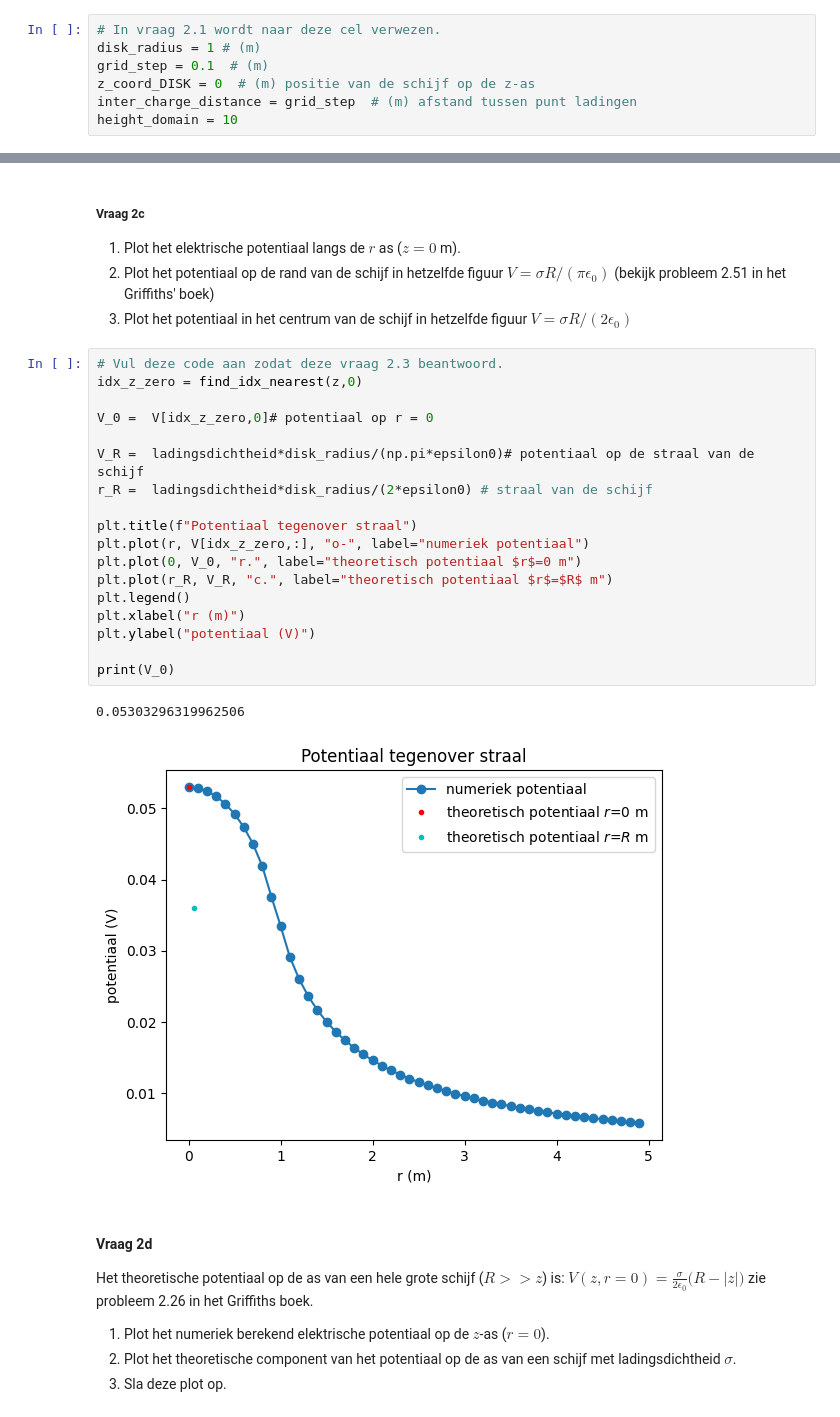
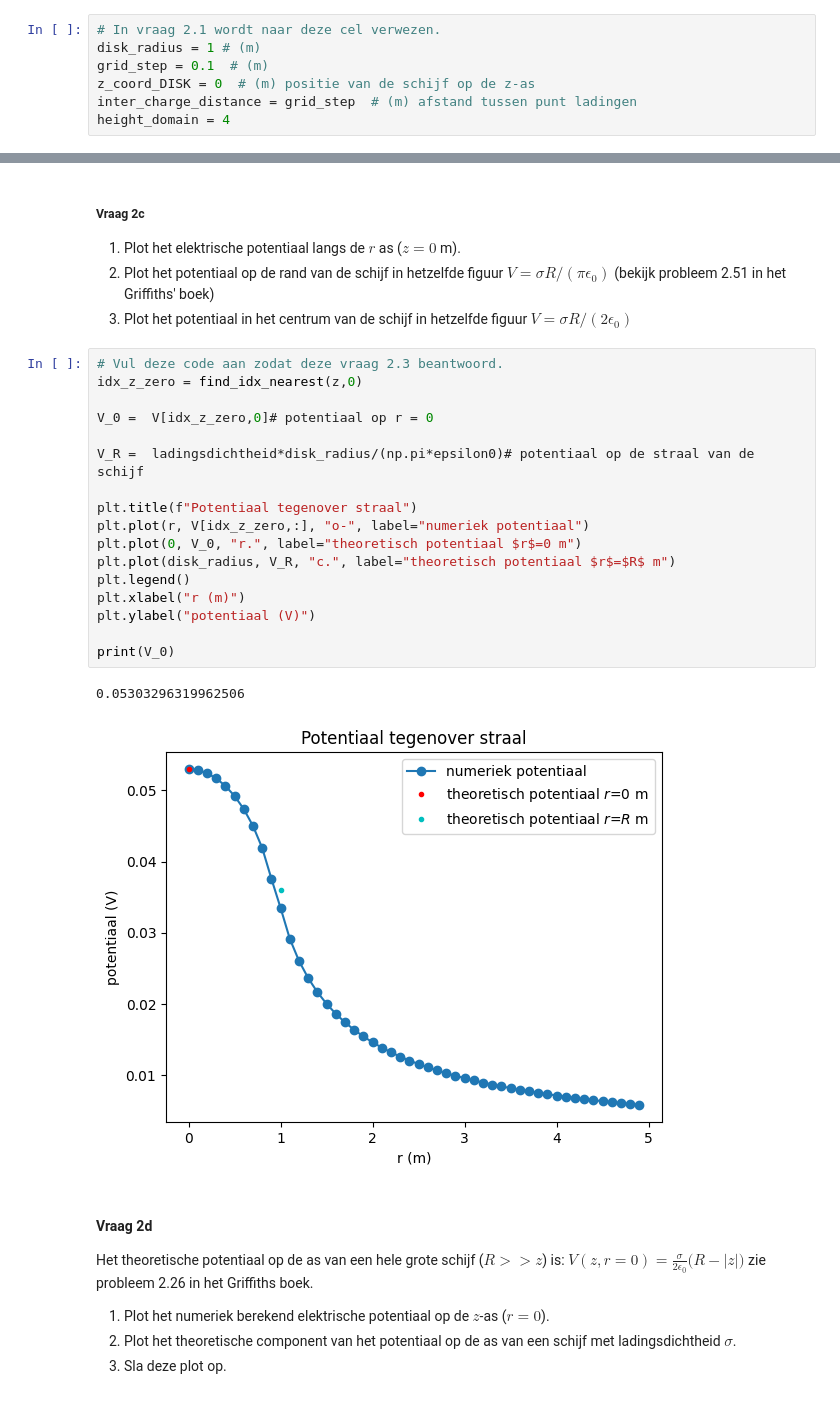
Before and after one commit to T-L-cc/opdrachten-DEF-D, a Jupyter notebook: DigitaleOntwerpopdrachten/1CondensatorOpdracht/CondensatorOntwerpopdracht.ipynb, the cells around one changed output, grey strips where cells are left out. Cells and saved outputs as stored; diff of their text form.

```diff
--- a/DigitaleOntwerpopdrachten/1CondensatorOpdracht/CondensatorOntwerpopdracht.ipynb
+++ b/DigitaleOntwerpopdrachten/1CondensatorOpdracht/CondensatorOntwerpopdracht.ipynb
@@ -153,7 +153,7 @@ disk_radius = 1 # (m)
 grid_step = 0.1  # (m)
 z_coord_DISK = 0  # (m) positie van de schijf op de z-as
 inter_charge_distance = grid_step  # (m) afstand tussen punt ladingen
-height_domain = 10
+height_domain = 4
 # %%
 # Kies uit deze cel een van de variabelen en verander die in de cel hierboven pas deze cel zelf niet aan.
 r, z, B = initialize_plane_grid_for_uniformly_charged_disk(height_domain, width_domain, grid_step)
@@ -213,24 +213,23 @@ De ladingsdichtheid op de disc is 1.0026761414789406e-12 C/m^2
 # %%
 # Vul deze code aan zodat deze vraag 2.3 beantwoord.
 idx_z_zero = find_idx_nearest(z,0)
 
 V_0 =  V[idx_z_zero,0]# potentiaal op r = 0
 
 V_R =  ladingsdichtheid*disk_radius/(np.pi*epsilon0)# potentiaal op de straal van de schijf
-r_R =  ladingsdichtheid*disk_radius/(2*epsilon0) # straal van de schijf
 
 plt.title(f"Potentiaal tegenover straal")
 plt.plot(r, V[idx_z_zero,:], "o-", label="numeriek potentiaal")
 plt.plot(0, V_0, "r.", label="theoretisch potentiaal $r$=0 m")
-plt.plot(r_R, V_R, "c.", label="theoretisch potentiaal $r$=$R$ m")
+plt.plot(disk_radius, V_R, "c.", label="theoretisch potentiaal $r$=$R$ m")
 plt.legend()
 plt.xlabel("r (m)")
 plt.ylabel("potentiaal (V)")
 
 print(V_0)
 # %% [output]
 0.05303296319962506
-[figure, old version]
+[figure, new version]
 # %% [markdown]
 #### Vraag 2d
 
```
Also changed, not shown: parts of 23 cells of this notebook.
